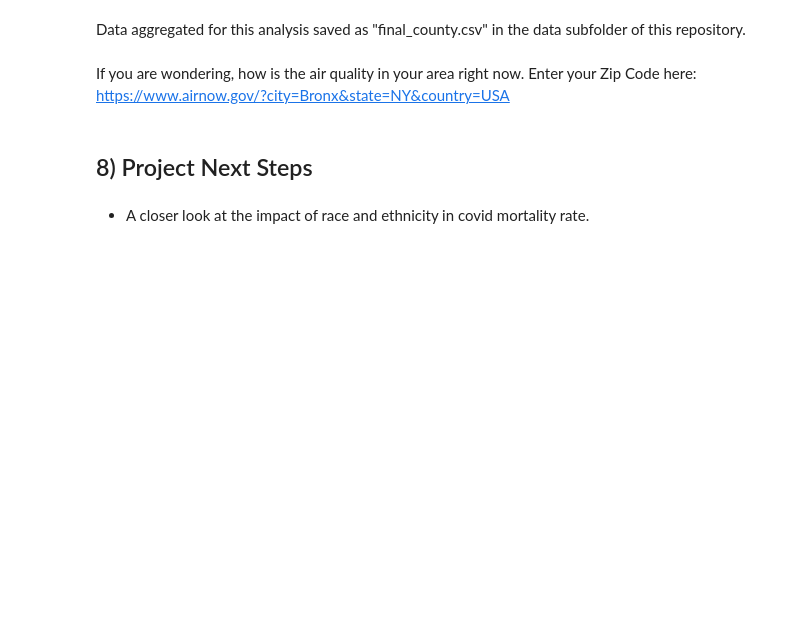
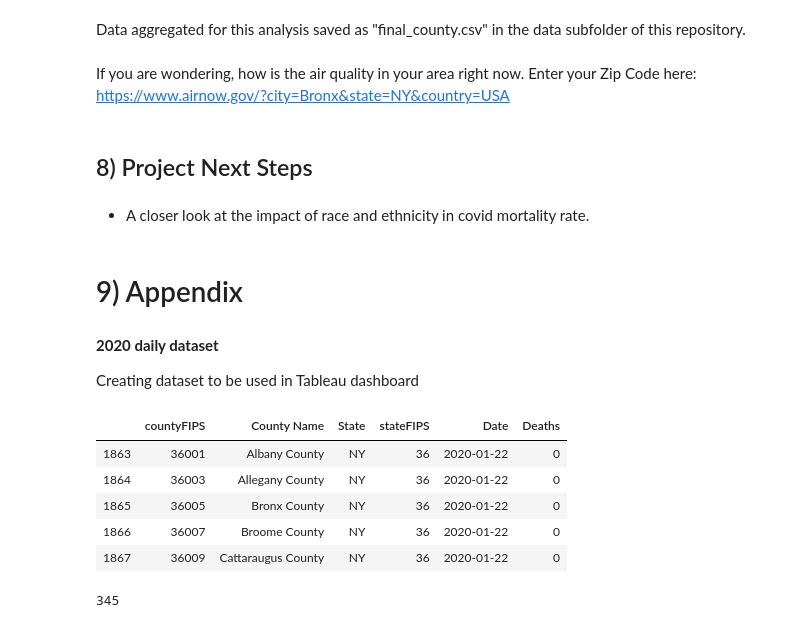
Before and after one commit to rachelleperez/Does_air_quality_affect_COVID-19_mortality, a Jupyter notebook: covid_vs_air_quality.ipynb, the cells around one changed output. Saved outputs shown, nothing was run; the diff lists cells and outputs as text; code cells hidden in the pictures; blank space fills up the shorter version.

```diff
--- a/covid_vs_air_quality.ipynb
+++ b/covid_vs_air_quality.ipynb
@@ -2840,3 +2858,22 @@ If you are wondering, how is the air quality in your area right now. Enter your
 ## 8) Project Next Steps <a class="anchor" id="next"></a>
 # %% [markdown]
 * A closer look at the impact of race and ethnicity in covid mortality rate.
+# %% [markdown]
+# 9) Appendix
+# %% [markdown]
+**2020 daily dataset**
+
+Creating dataset to be used in Tableau dashboard
+# %%
+covid_daily.head()
+# %% [output]
+|  | countyFIPS | County Name | State | stateFIPS | Date | Deaths |
+| 1863 | 36001 | Albany County | NY | 36 | 2020-01-22 | 0 |
+| 1864 | 36003 | Allegany County | NY | 36 | 2020-01-22 | 0 |
+| 1865 | 36005 | Bronx County | NY | 36 | 2020-01-22 | 0 |
+| 1866 | 36007 | Broome County | NY | 36 | 2020-01-22 | 0 |
+| 1867 | 36009 | Cattaraugus County | NY | 36 | 2020-01-22 | 0 |
+# %%
+covid_daily['Date'].nunique()
+# %% [output]
+345
```
Also changed, not shown: parts of 37 cells of this notebook, 2 other files.
